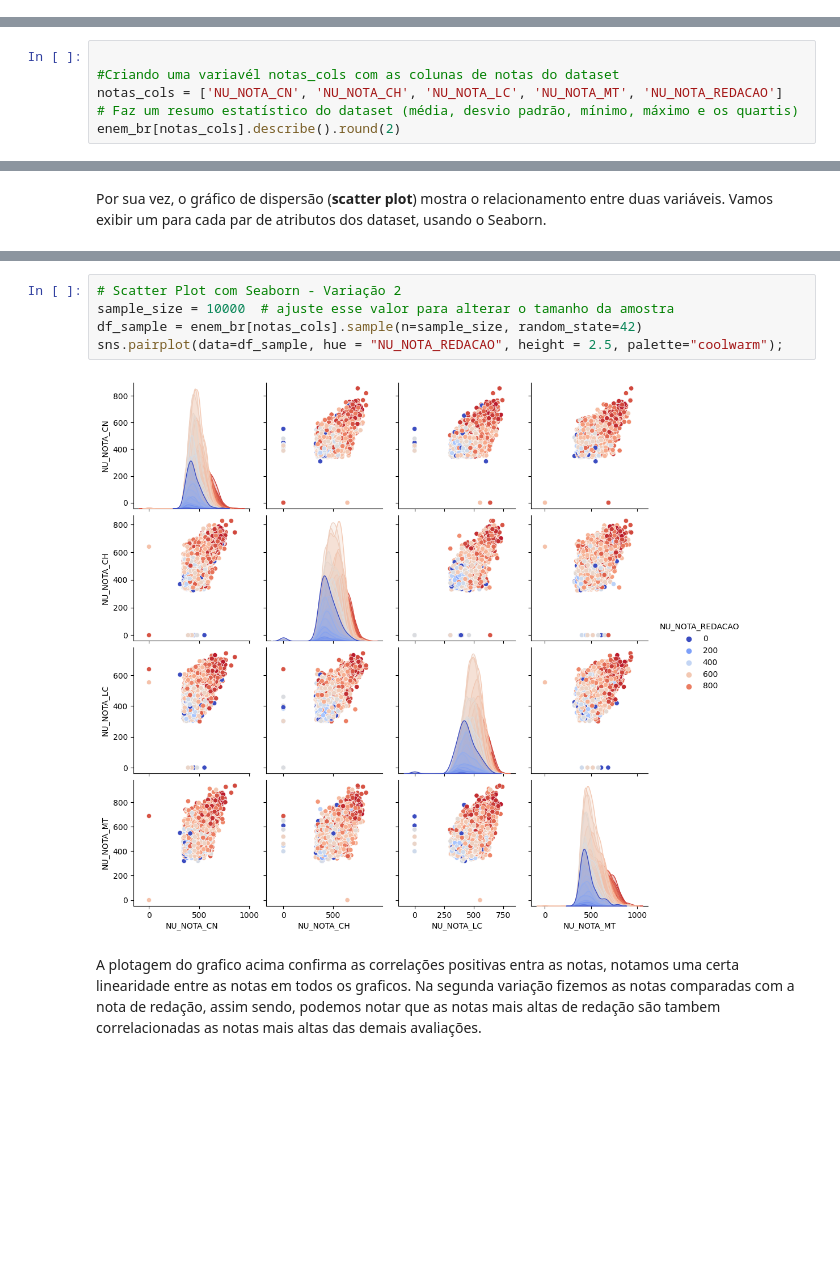
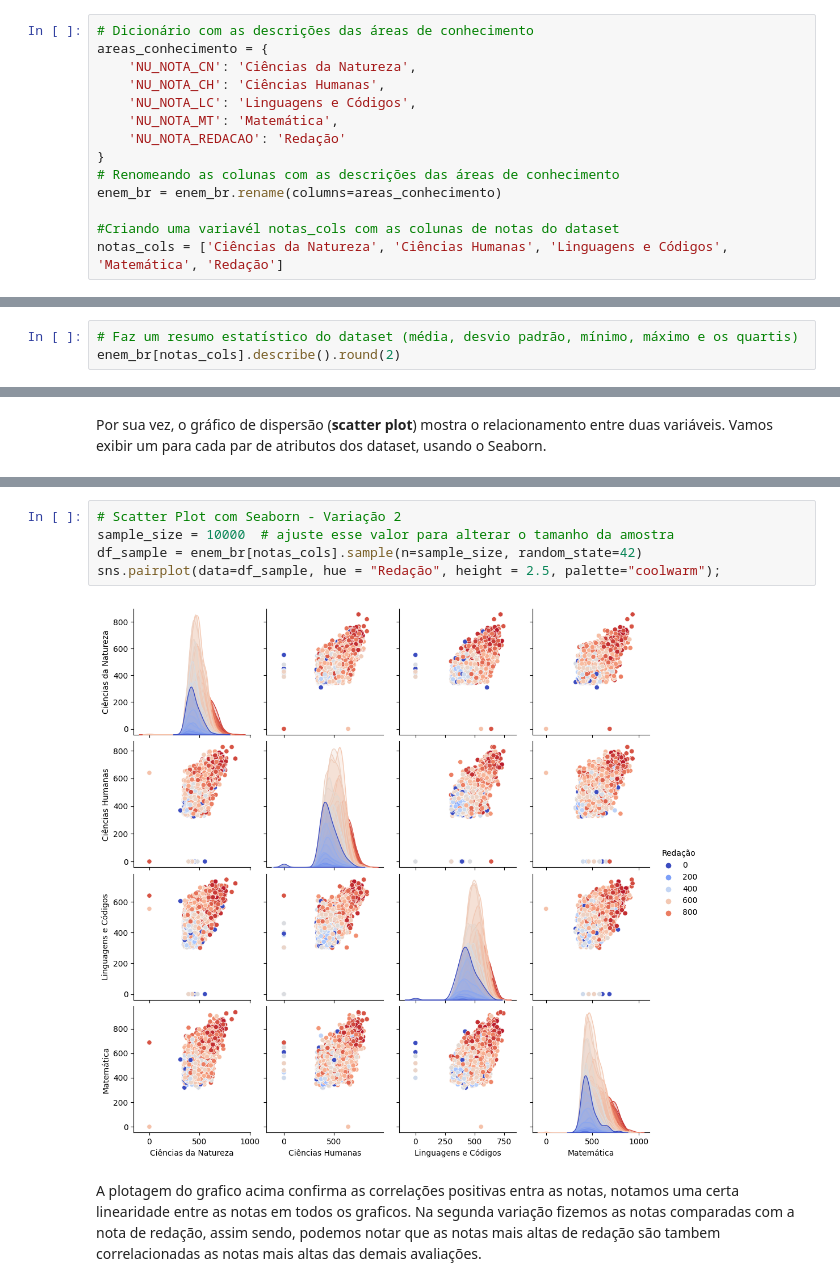
Before and after one commit to glaucio1973/mvp, a Jupyter notebook: MVP_FINAL.ipynb, the cells around one changed output, grey strips where cells are left out. Saved outputs shown, nothing was run; the diff lists cells and outputs as text; blank space fills up the shorter version.

```diff
--- a/MVP_FINAL.ipynb
+++ b/MVP_FINAL.ipynb
@@ -149,3 +149,17 @@ enem_br = pd.read_csv(url_dados,delimiter=';',encoding='ISO-8859-1')
+# %%
+# Dicionário com as descrições das áreas de conhecimento
+areas_conhecimento = {
+    'NU_NOTA_CN': 'Ciências da Natureza',
+    'NU_NOTA_CH': 'Ciências Humanas',
+    'NU_NOTA_LC': 'Linguagens e Códigos',
+    'NU_NOTA_MT': 'Matemática',
+    'NU_NOTA_REDACAO': 'Redação'
+}
+# Renomeando as colunas com as descrições das áreas de conhecimento
+enem_br = enem_br.rename(columns=areas_conhecimento)
+
+#Criando uma variavél notas_cols com as colunas de notas do dataset
+notas_cols = ['Ciências da Natureza', 'Ciências Humanas', 'Linguagens e Códigos', 'Matemática', 'Redação']
 # %%
 #mostrar todas as colunas do dataset
 pd.set_option('display.max_columns', None)
@@ -239,9 +253,6 @@ Observando essas linhas pecebemos que temos muitos campos referentes a notas nul
 Nesta seção farei um resumo estatistico somente com as colunas que contem as notas das áreas de conhecimento que o
 candidato foi avaliado, inicalmente meu objeto de analise.
 # %%
-
-#Criando uma variavél notas_cols com as colunas de notas do dataset
-notas_cols = ['NU_NOTA_CN', 'NU_NOTA_CH', 'NU_NOTA_LC', 'NU_NOTA_MT', 'NU_NOTA_REDACAO']
 # Faz um resumo estatístico do dataset (média, desvio padrão, mínimo, máximo e os quartis)
 enem_br[notas_cols].describe().round(2)
 # %% [output]
@@ -417,10 +454,10 @@ plt.show()
 # %%
 # Scatter Plot com Seaborn - Variação 2
 sample_size = 10000  # ajuste esse valor para alterar o tamanho da amostra
 df_sample = enem_br[notas_cols].sample(n=sample_size, random_state=42)
-sns.pairplot(data=df_sample, hue = "NU_NOTA_REDACAO", height = 2.5, palette="coolwarm");
+sns.pairplot(data=df_sample, hue = "Redação", height = 2.5, palette="coolwarm");
 # %% [output]
-[figure, old version]
+[figure, new version]
 # %% [markdown]
 A plotagem do grafico acima confirma as correlações positivas entra as notas, notamos uma certa linearidade entre as notas em todos os graficos. Na segunda variação fizemos as notas comparadas com a nota de redação, assim sendo, podemos notar que as notas mais altas de redação são tambem correlacionadas as notas mais altas das demais avaliações.
 # %% [markdown]
```
Also changed, not shown: parts of 29 cells of this notebook.
